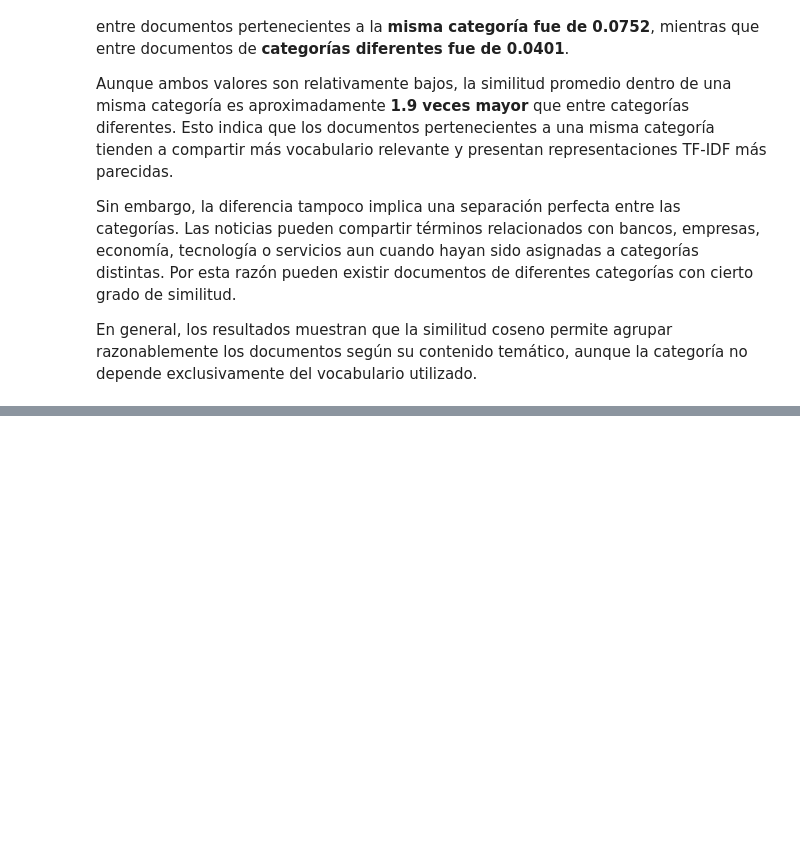
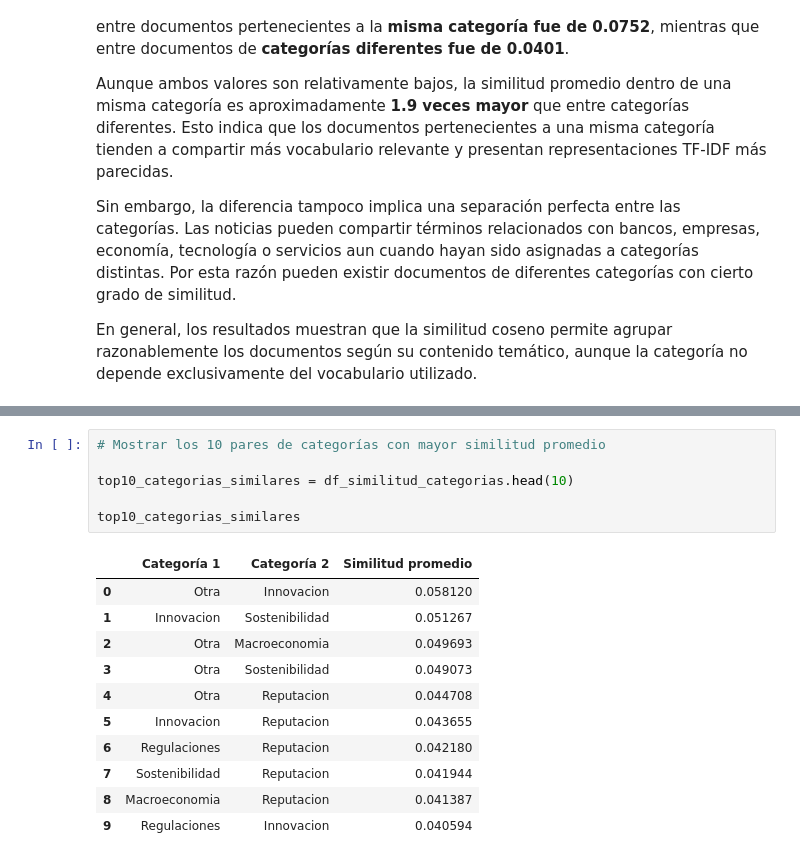
Before and after one commit to Cynthiss/NLP, a Jupyter notebook: lab2_nlp/Lab_2.ipynb, the cells around one changed output, grey strips where cells are left out. Drawn from its saved outputs; the diff is of its cells as text; blank space fills up the shorter version.

```diff
--- a/lab2_nlp/Lab_2.ipynb
+++ b/lab2_nlp/Lab_2.ipynb
@@ -1355,0 +1418,18 @@ En general, los resultados muestran que la similitud coseno permite agrupar razo
+# %%
+# Mostrar los 10 pares de categorías con mayor similitud promedio
+
+top10_categorias_similares = df_similitud_categorias.head(10)
+
+top10_categorias_similares
+# %% [output]
+|  | Categoría 1 | Categoría 2 | Similitud promedio |
+| 0 | Otra | Innovacion | 0.058120 |
+| 1 | Innovacion | Sostenibilidad | 0.051267 |
+| 2 | Otra | Macroeconomia | 0.049693 |
+| 3 | Otra | Sostenibilidad | 0.049073 |
+| 4 | Otra | Reputacion | 0.044708 |
+| 5 | Innovacion | Reputacion | 0.043655 |
+| 6 | Regulaciones | Reputacion | 0.042180 |
+| 7 | Sostenibilidad | Reputacion | 0.041944 |
+| 8 | Macroeconomia | Reputacion | 0.041387 |
+| 9 | Regulaciones | Innovacion | 0.040594 |
```
Also changed, not shown: parts of 3 cells of this notebook, 4 other files.
